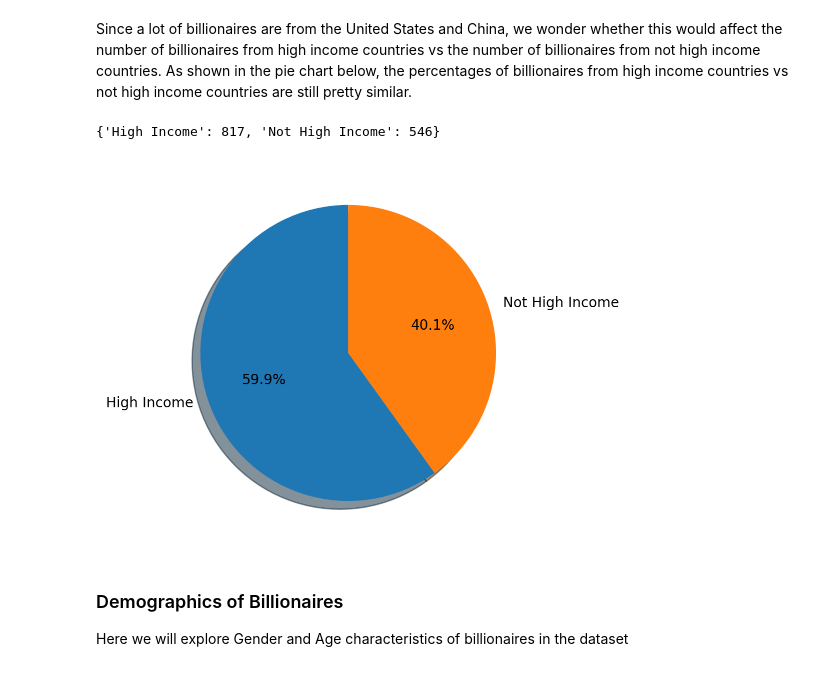
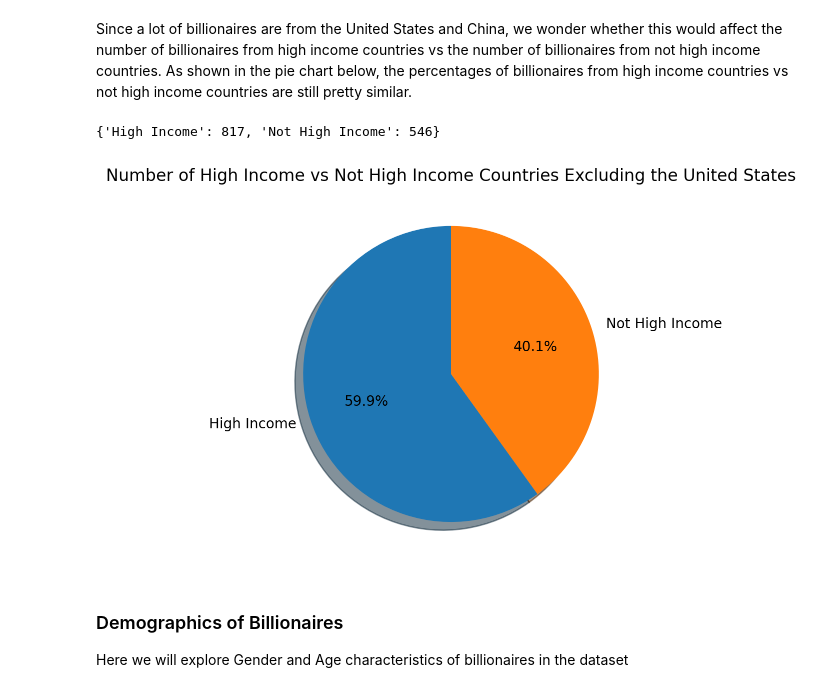
Before and after one commit to jteh188/Billionaires-Statistics-Data-Analysis, a Jupyter notebook: FinalProject_Group026_WI24.ipynb, the cells around one changed output. Cells and saved outputs as stored; diff of their text form; code cells hidden in the pictures.

```diff
--- a/FinalProject_Group026_WI24.ipynb
+++ b/FinalProject_Group026_WI24.ipynb
@@ -359,24 +361,25 @@ Since a lot of billionaires are from the United States and China, we wonder whet
 # %%
 high_income_exclude = {
     'High Income': billionaires[(billionaires['country'] != 'United States')
              & (billionaires['country'] != 'China')]['high_income'].value_counts()[True],
     'Not High Income': billionaires[(billionaires['country'] != 'United States')
              & (billionaires['country'] != 'China')]['high_income'].value_counts()[False]
 }
 
 print(high_income_exclude)
 
 plt.pie(
     high_income_exclude.values(),
     labels=high_income_exclude.keys(),
     autopct='%1.1f%%',
     shadow=True,
     startangle=90
 )
+plt.title('Number of High Income vs Not High Income Countries Excluding the United States')
 plt.show()
 # %% [output]
 {'High Income': 817, 'Not High Income': 546}
-[figure, old version]
+[figure, new version]
 # %% [markdown]
 ### Demographics of Billionaires
 
```
Also changed, not shown: parts of 13 cells of this notebook.
